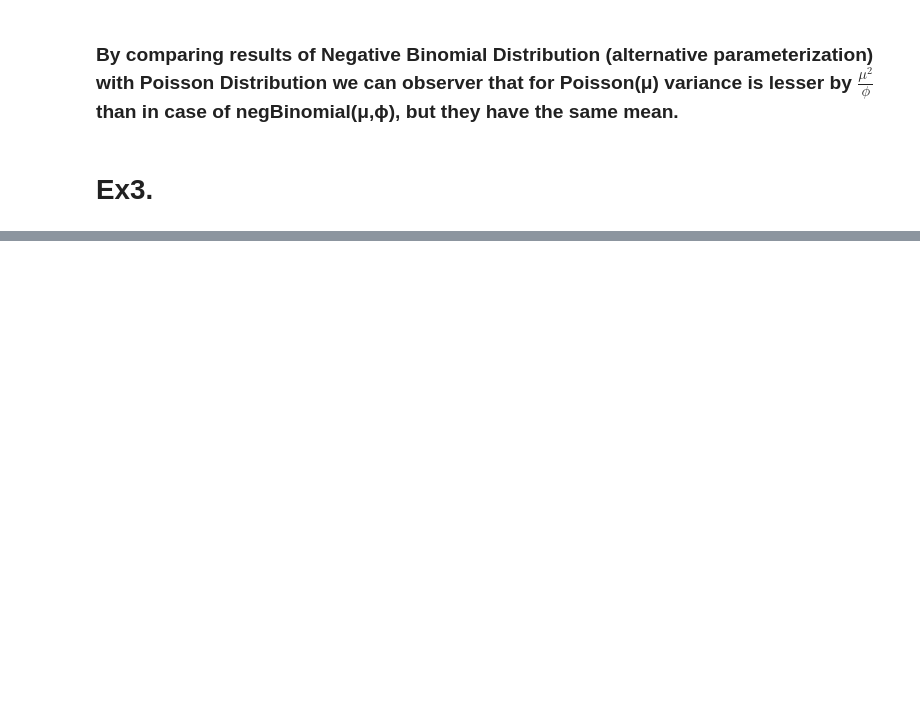
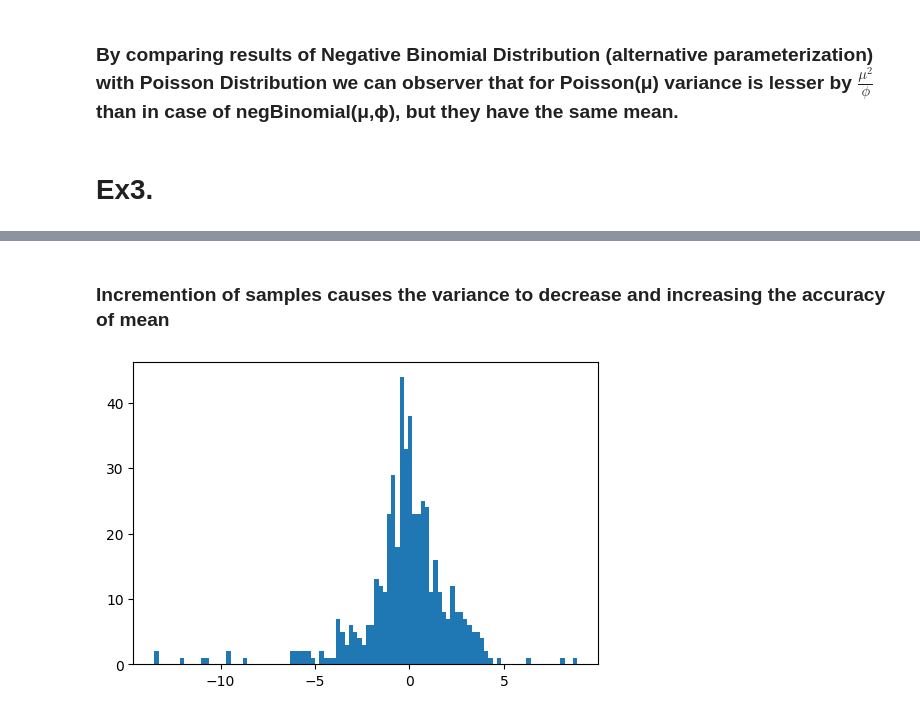
Before and after one commit to adrianmo14857/Data_Analytics, a Jupyter notebook: lab3/DA_lab3.ipynb, the cells around one changed output, grey strips where cells are left out. Cells and saved outputs as stored; diff of their text form; code cells hidden in the pictures; blank space fills up the shorter version.

```diff
--- a/lab3/DA_lab3.ipynb
+++ b/lab3/DA_lab3.ipynb
@@ -366,0 +464,14 @@ Mean value : 10.004
+# %% [markdown]
+### Incremention of samples causes the variance to decrease and increasing the accuracy of mean
+# %%
+data=dict(nu=2,
+          mu=0,
+          sigma=1)
+studentt_sample=studentt_model.sampling(data=data,
+                                     iter=1000,
+                                     chains=1,
+                                     seed=1052020)
+params_studentt=studentt_sample.extract()
+studenttSamplingHist=plt.hist(params_studentt['y'], bins=100)
+# %% [output]
+[figure, added]
```
Also changed, not shown: parts of 10 cells of this notebook, 6 other files.
